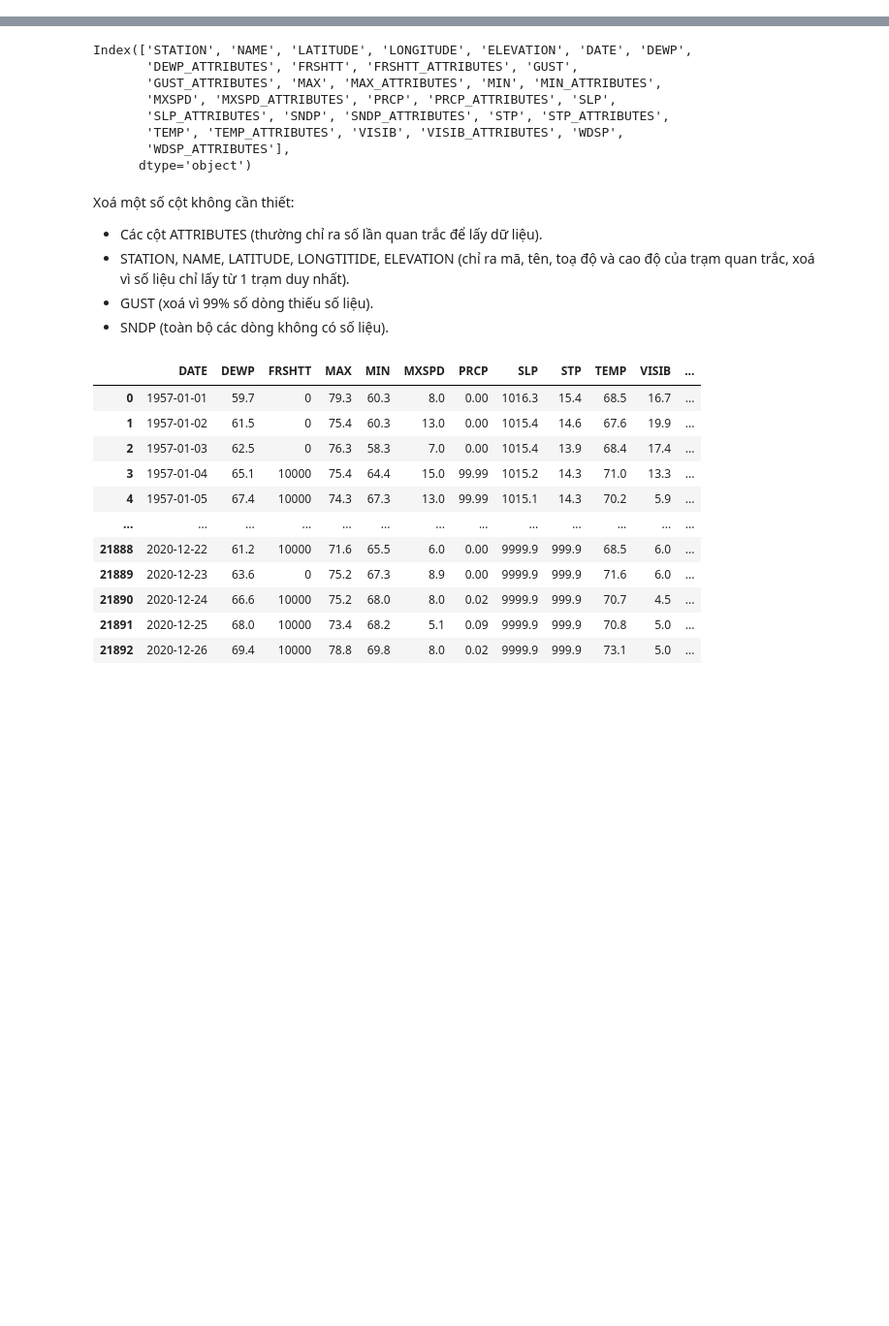
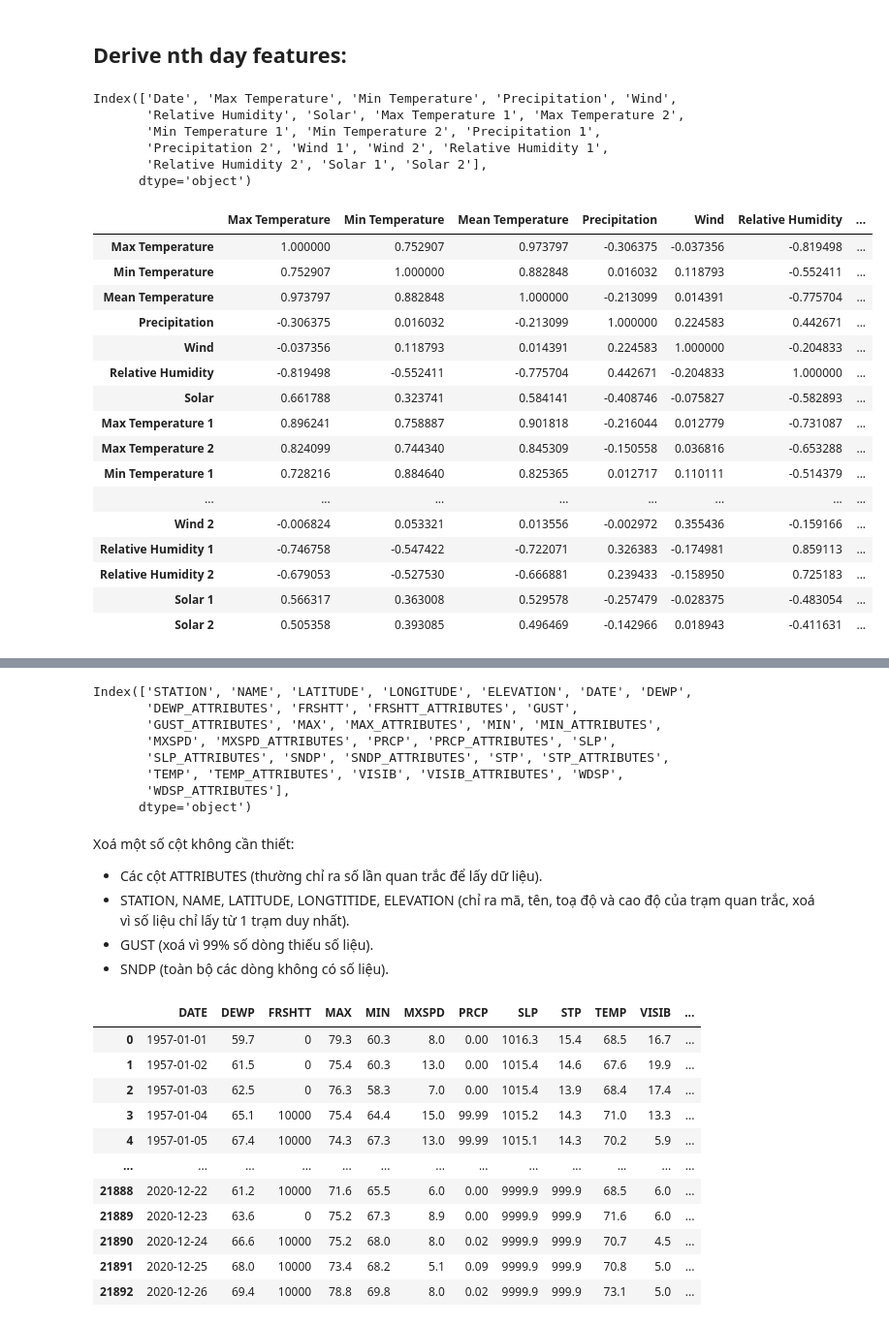
Before and after one commit to vietsub00/NMKHDL_DACK, a Jupyter notebook: Weather_predict.ipynb, the cells around one changed output, grey strips where cells are left out. Shown: that part at 97% size. Saved outputs shown, nothing was run; the diff lists cells and outputs as text; code cells hidden in the pictures; blank space fills up the shorter version.

```diff
--- a/Weather_predict.ipynb
+++ b/Weather_predict.ipynb
@@ -5,0 +103,3 @@ import matplotlib.pyplot as plt
+# %%
+mean_temp = (df['Max Temperature'] + df['Min Temperature'])/2
+mean_temp.head(10000).reset_index().plot(x='index', y=0, kind = 'scatter', figsize=[20,10])
@@ -5,0 +109,3 @@ import matplotlib.pyplot as plt
+# %%
+df.insert(loc=3, column='Mean Temperature', value=mean_temp)
+df
@@ -5,0 +126,44 @@ import matplotlib.pyplot as plt
+# %% [markdown]
+## Derive nth day features:
+# %%
+def derive_nth_day_feature(df, feature, N):
+    rows = df.shape[0]
+    nth_prior_measurements = [None]*N + [df[feature][i-N] for i in range(N, rows)]
+    col_name = "{} {}".format(feature, N)
+    df[col_name] = nth_prior_measurements
+
+for feature in df.columns:
+    if feature != 'Date':
+        for N in range(1, 3):
+            derive_nth_day_feature(df, feature, N)
+
+df.drop([0,1,2], axis=0, inplace=True)
+df.columns
+# %% [output]
+Index(['Date', 'Max Temperature', 'Min Temperature', 'Precipitation', 'Wind',
+       'Relative Humidity', 'Solar', 'Max Temperature 1', 'Max Temperature 2',
+       'Min Temperature 1', 'Min Temperature 2', 'Precipitation 1',
+       'Precipitation 2', 'Wind 1', 'Wind 2', 'Relative Humidity 1',
+       'Relative Humidity 2', 'Solar 1', 'Solar 2'],
+      dtype='object')
+# %%
+# Hệ số tương quan giữa các đặc trưng (0 - không có tương quan tuyến tính, +-1 - hoàn toàn tương quan tuyến tính)
+df.corr()[['Max Temperature', 'Min Temperature', 'Mean Temperature','Precipitation', 'Wind', 'Relative Humidity', 'Solar']]
+# %% [output]
+|  | Max Temperature | Min Temperature | Mean Temperature | Precipitation | Wind | Relative Humidity | ... |
+| Max Temperature | 1.000000 | 0.752907 | 0.973797 | -0.306375 | -0.037356 | -0.819498 | ... |
+| Min Temperature | 0.752907 | 1.000000 | 0.882848 | 0.016032 | 0.118793 | -0.552411 | ... |
+| Mean Temperature | 0.973797 | 0.882848 | 1.000000 | -0.213099 | 0.014391 | -0.775704 | ... |
+| Precipitation | -0.306375 | 0.016032 | -0.213099 | 1.000000 | 0.224583 | 0.442671 | ... |
+| Wind | -0.037356 | 0.118793 | 0.014391 | 0.224583 | 1.000000 | -0.204833 | ... |
+| Relative Humidity | -0.819498 | -0.552411 | -0.775704 | 0.442671 | -0.204833 | 1.000000 | ... |
+| Solar | 0.661788 | 0.323741 | 0.584141 | -0.408746 | -0.075827 | -0.582893 | ... |
+| Max Temperature 1 | 0.896241 | 0.758887 | 0.901818 | -0.216044 | 0.012779 | -0.731087 | ... |
+| Max Temperature 2 | 0.824099 | 0.744340 | 0.845309 | -0.150558 | 0.036816 | -0.653288 | ... |
+| Min Temperature 1 | 0.728216 | 0.884640 | 0.825365 | 0.012717 | 0.110111 | -0.514379 | ... |
+| ... | ... | ... | ... | ... | ... | ... | ... |
+| Wind 2 | -0.006824 | 0.053321 | 0.013556 | -0.002972 | 0.355436 | -0.159166 | ... |
+| Relative Humidity 1 | -0.746758 | -0.547422 | -0.722071 | 0.326383 | -0.174981 | 0.859113 | ... |
+| Relative Humidity 2 | -0.679053 | -0.527530 | -0.666881 | 0.239433 | -0.158950 | 0.725183 | ... |
+| Solar 1 | 0.566317 | 0.363008 | 0.529578 | -0.257479 | -0.028375 | -0.483054 | ... |
+| Solar 2 | 0.505358 | 0.393085 | 0.496469 | -0.142966 | 0.018943 | -0.411631 | ... |
```
Also changed, not shown: parts of 32 cells of this notebook.
